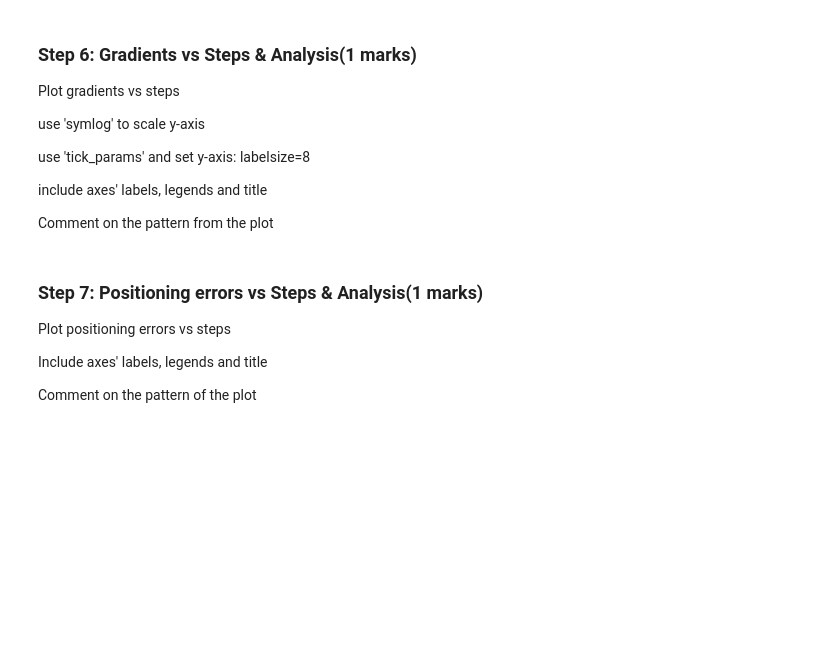
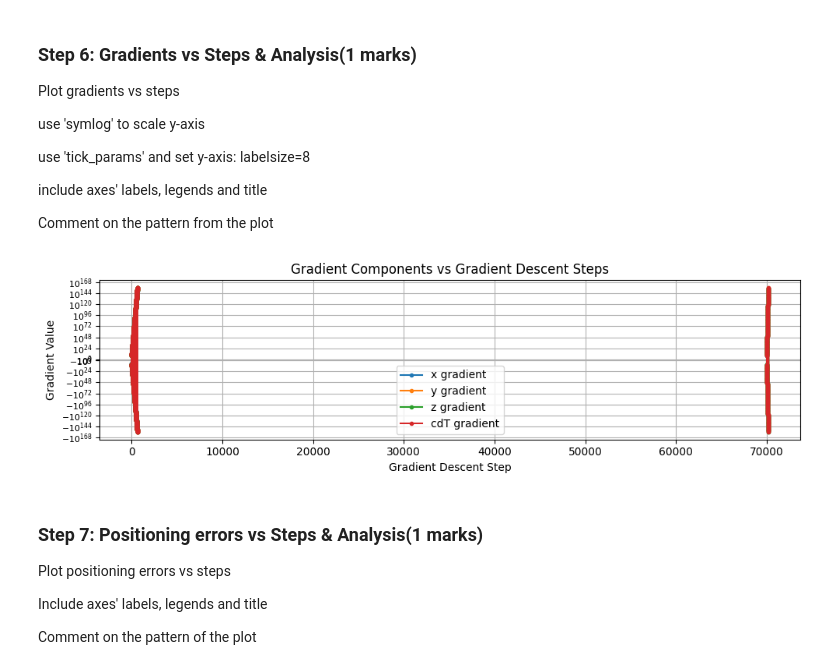
Before and after one commit to karafitzgerald/ENGG680_2025_Fall, a Jupyter notebook: Lab_Assignment_2/Assignment2_Upload.ipynb, the cells around one changed output. Cells and saved outputs as stored; diff of their text form; code cells hidden in the pictures; blank space fills up the shorter version.

```diff
--- a/Lab_Assignment_2/Assignment2_Upload.ipynb
+++ b/Lab_Assignment_2/Assignment2_Upload.ipynb
@@ -674,3 +667,44 @@ plt.show()
+# %%
+fig, ax = plt.subplots(nrows=1, ncols=1, figsize=(10, 3))
+
+# Convert- easier slicing
+arr_grad_np = np.array(arr_grad)
+steps = range(arr_grad_np.shape[0])
+
+# gradient component vs step number
+ax.plot(steps, arr_grad_np[:, 0], label='x gradient', linestyle='-', marker='.')
+ax.plot(steps, arr_grad_np[:, 1], label='y gradient', linestyle='-', marker='.')
+ax.plot(steps, arr_grad_np[:, 2], label='z gradient', linestyle='-', marker='.')
+ax.plot(steps, arr_grad_np[:, 3], label='cdT gradient', linestyle='-', marker='.')
+
+# so small and large values are visible, even if negative
+ax.set_yscale('symlog')
+
+# Set parameters
+ax.set_xlabel('Gradient Descent Step')
+ax.set_ylabel('Gradient Value')
+ax.set_title('Gradient Components vs Gradient Descent Steps')
+ax.legend()
+
+# Adjust tick label size for y-axis
+ax.tick_params(axis='y', labelsize=8)
+
+
+ax.grid(True)
+fig.tight_layout()
+plt.show()
+
+
+#THE UDPATED I THINK IS WRONG- comment based on original
+
+# Comment on the pattern
+# The gradients increase rapidly and oscillate with growing magnitude.
+# This indicates that the gradient descent is diverging rather than converging.
+# The learning rate is likely too high, causing instability and overshooting
+# the minimum of the cost function. Reducing the learning rate should produce
+# smoother, decaying gradients that approach zero over time.
+# %% [output]
+[figure, added]
 # %% [markdown]
 ### Step 7: Positioning errors vs Steps & Analysis(1 marks)
 Plot positioning errors vs steps
```
Also changed, not shown: parts of 21 cells of this notebook.
